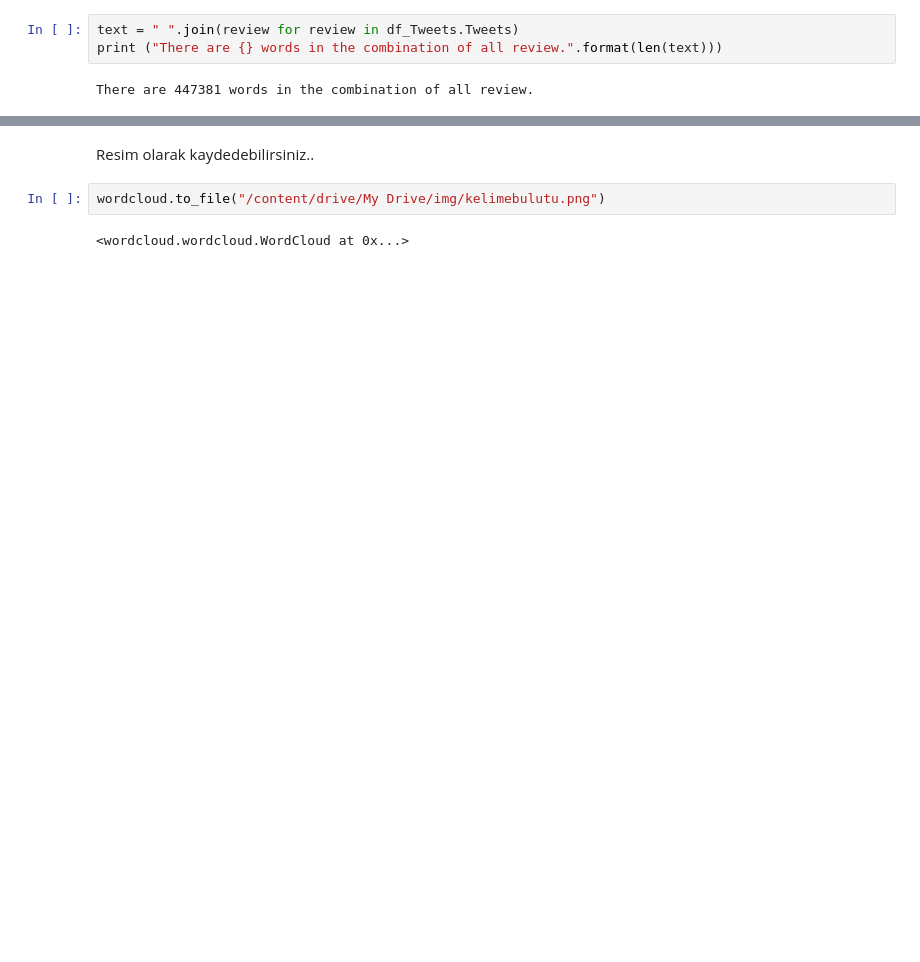
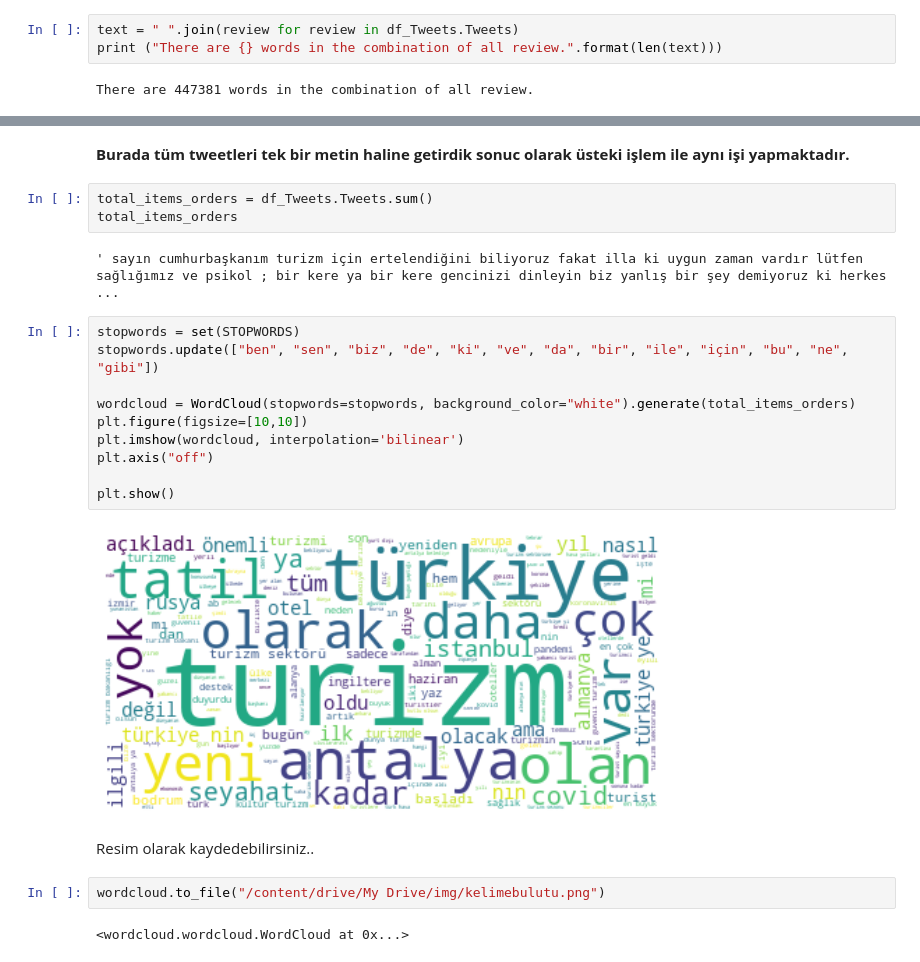
Before and after one commit to alperbayram/Turkish-NLP-examples, a Jupyter notebook: wordcloud.ipynb, the cells around one changed output, grey strips where cells are left out. Cells and saved outputs as stored; diff of their text form; blank space fills up the shorter version.

```diff
--- a/wordcloud.ipynb
+++ b/wordcloud.ipynb
@@ -130,3 +108,23 @@ plt.show()
+# %% [markdown]
+  **Burada tüm tweetleri tek bir metin haline getirdik
+sonuc olarak üsteki işlem ile aynı işi yapmaktadır.**
+# %%
+total_items_orders = df_Tweets.Tweets.sum()
+total_items_orders
+# %% [output]
+' sayın cumhurbaşkanım turizm için ertelendiğini biliyoruz fakat illa ki uygun zaman vardır lütfen sağlığımız ve psikol ; bir kere ya bir kere gencinizi dinleyin biz yanlış bir şey demiyoruz ki herkes ...
+# %%
+stopwords = set(STOPWORDS)
+stopwords.update(["ben", "sen", "biz", "de", "ki", "ve", "da", "bir", "ile", "için", "bu", "ne", "gibi"])
+
+wordcloud = WordCloud(stopwords=stopwords, background_color="white").generate(total_items_orders)
+plt.figure(figsize=[10,10])
+plt.imshow(wordcloud, interpolation='bilinear')
+plt.axis("off")
+
+plt.show()
+# %% [output]
+[figure, added]
 # %% [markdown]
 Resim olarak kaydedebilirsiniz..
 # %%
```
Also changed, not shown: parts of 8 cells of this notebook.
